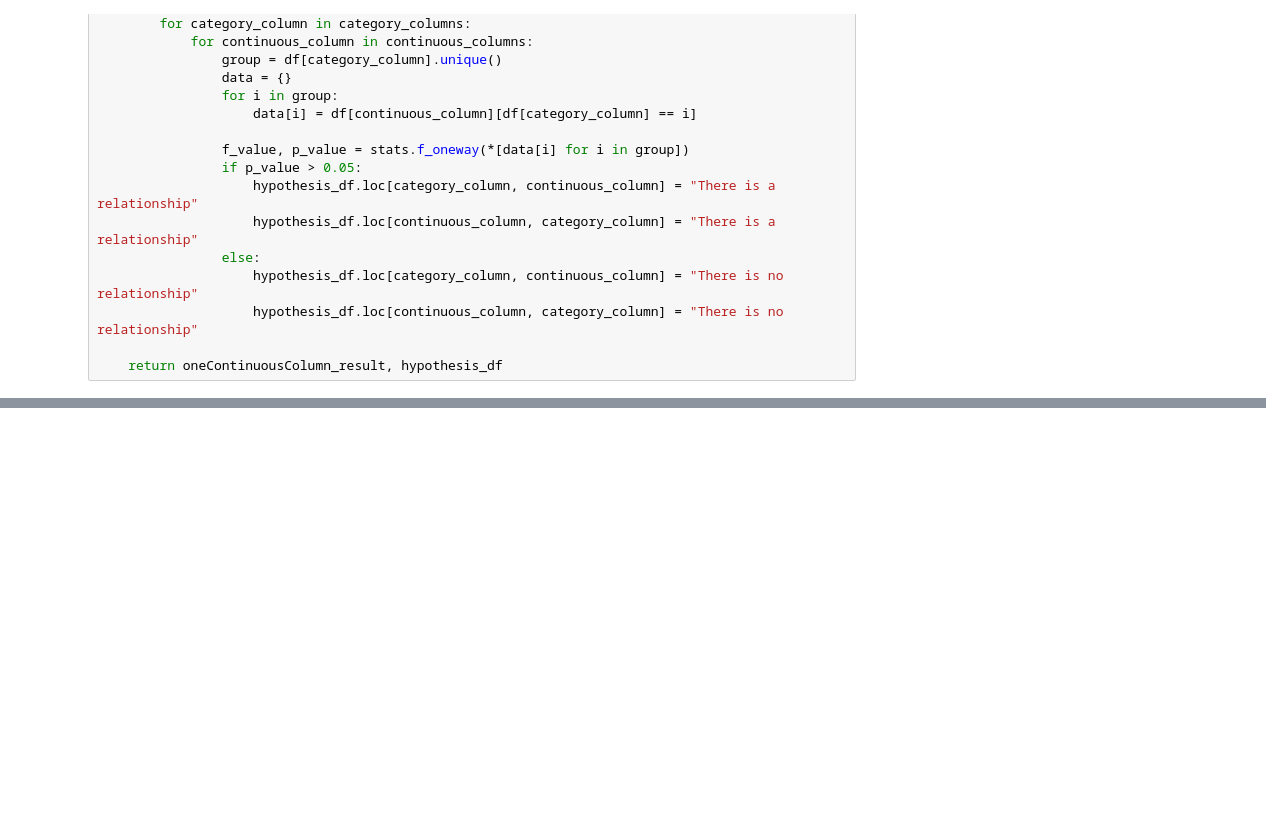
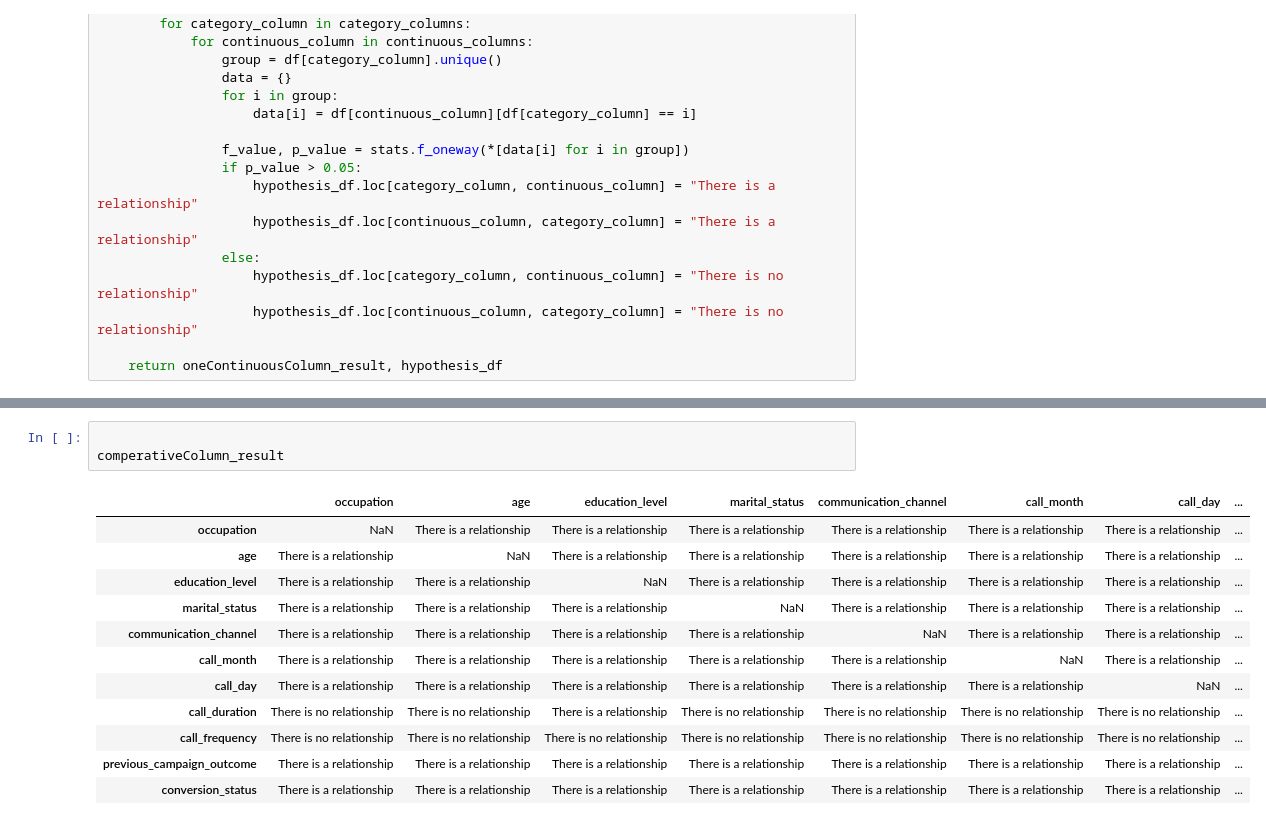
Before and after one commit to Saravanan-20G/Bank_Marketing, a Jupyter notebook: Bank_Marketing_Campaign_Dataset.ipynb, the cells around one changed output, grey strips where cells are left out. Cells and saved outputs as stored; diff of their text form; blank space fills up the shorter version.

```diff
--- a/Bank_Marketing_Campaign_Dataset.ipynb
+++ b/Bank_Marketing_Campaign_Dataset.ipynb
@@ -217,0 +261,16 @@ ValueError: could not convert string to float: 'administrative_staff'
+# %%
+
+comperativeColumn_result
+# %% [output]
+|  | occupation | age | education_level | marital_status | communication_channel | call_month | call_day | ... |
+| occupation | NaN | There is a relationship | There is a relationship | There is a relationship | There is a relationship | There is a relationship | There is a relationship | ... |
+| age | There is a relationship | NaN | There is a relationship | There is a relationship | There is a relationship | There is a relationship | There is a relationship | ... |
+| education_level | There is a relationship | There is a relationship | NaN | There is a relationship | There is a relationship | There is a relationship | There is a relationship | ... |
+| marital_status | There is a relationship | There is a relationship | There is a relationship | NaN | There is a relationship | There is a relationship | There is a relationship | ... |
+| communication_channel | There is a relationship | There is a relationship | There is a relationship | There is a relationship | NaN | There is a relationship | There is a relationship | ... |
+| call_month | There is a relationship | There is a relationship | There is a relationship | There is a relationship | There is a relationship | NaN | There is a relationship | ... |
+| call_day | There is a relationship | There is a relationship | There is a relationship | There is a relationship | There is a relationship | There is a relationship | NaN | ... |
+| call_duration | There is no relationship | There is no relationship | There is a relationship | There is no relationship | There is no relationship | There is no relationship | There is no relationship | ... |
+| call_frequency | There is no relationship | There is no relationship | There is no relationship | There is no relationship | There is no relationship | There is no relationship | There is no relationship | ... |
+| previous_campaign_outcome | There is a relationship | There is a relationship | There is a relationship | There is a relationship | There is a relationship | There is a relationship | There is a relationship | ... |
+| conversion_status | There is a relationship | There is a relationship | There is a relationship | There is a relationship | There is a relationship | There is a relationship | There is a relationship | ... |
```
Also changed, not shown: parts of 18 cells of this notebook.
